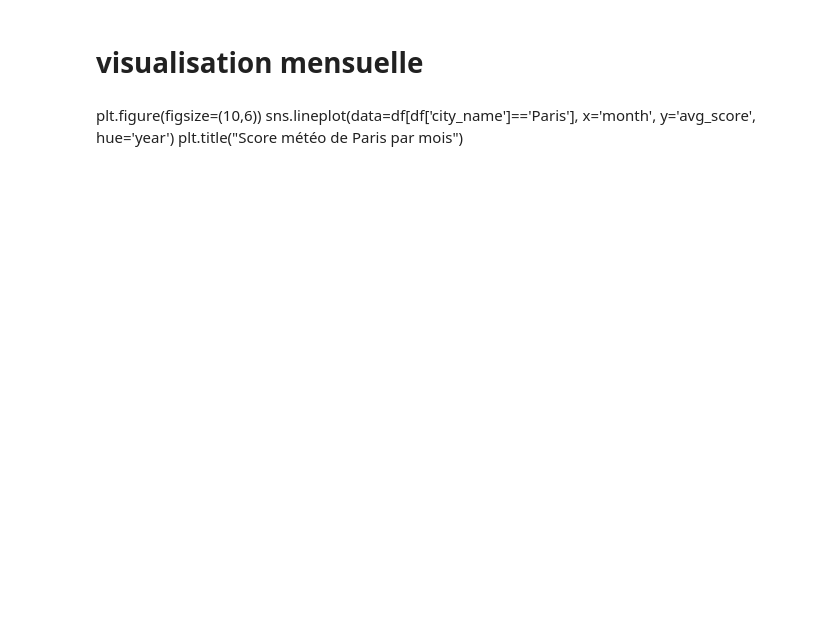
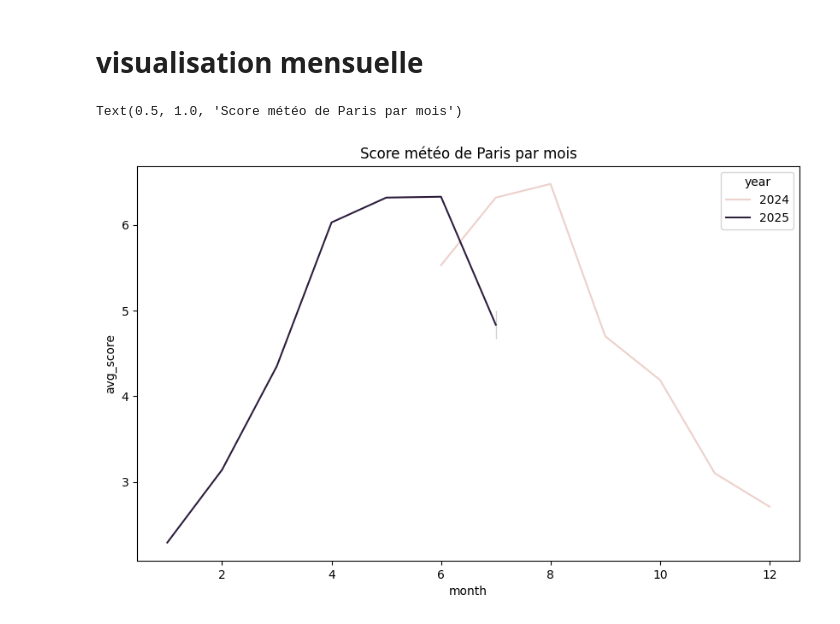
Before and after one commit to tsanta22Kyle/weather_dashboard, a Jupyter notebook: notebook/weather_EDA.ipynb, the cells around one changed output. Drawn from its saved outputs; the diff is of its cells as text; code cells hidden in the pictures; blank space fills up the shorter version.

```diff
--- a/notebook/weather_EDA.ipynb
+++ b/notebook/weather_EDA.ipynb
@@ -45,6 +107,9 @@ print(top[['city_name', 'avg_score', 'season']])
 # %% [markdown]
 # visualisation mensuelle
-# %% [markdown]
-plt.figure(figsize=(10,6))
-sns.lineplot(data=df[df['city_name']=='Paris'], x='month', y='avg_score', hue='year')
-plt.title("Score météo de Paris par mois")
+# %%
+plt.figure(figsize=(10,6))
+sns.lineplot(data=df[df['city_name']=='Paris'], x='month', y='avg_score', hue='year')
+plt.title("Score météo de Paris par mois")
+# %% [output]
+Text(0.5, 1.0, 'Score météo de Paris par mois')
+[figure, added]
```
Also changed, not shown: parts of 5 cells of this notebook, 9 other files.
